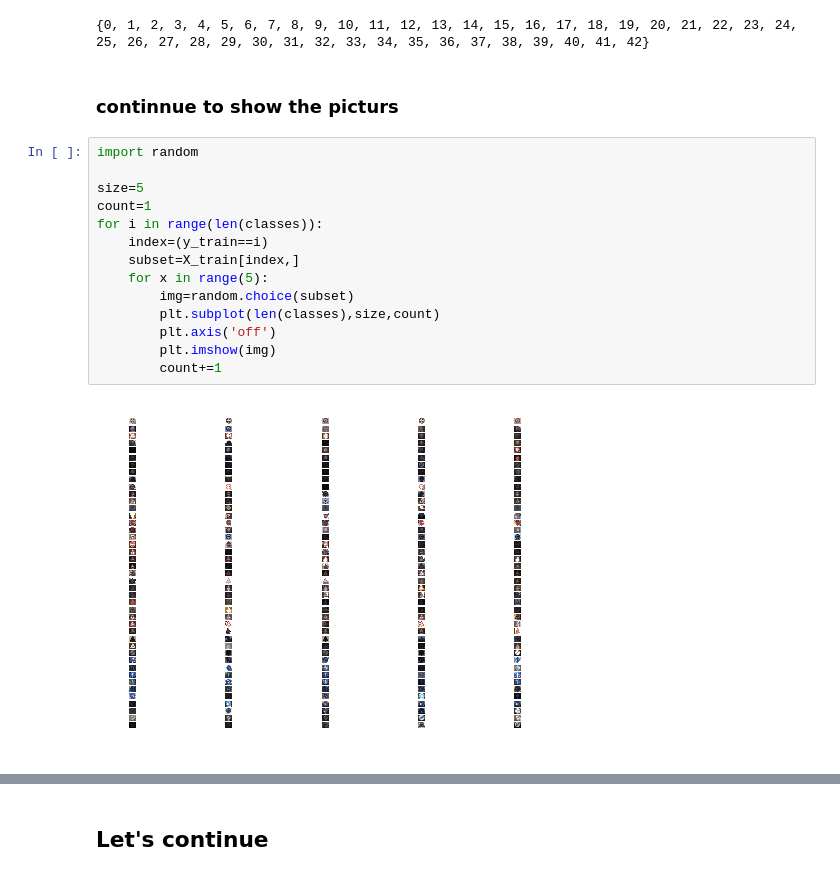
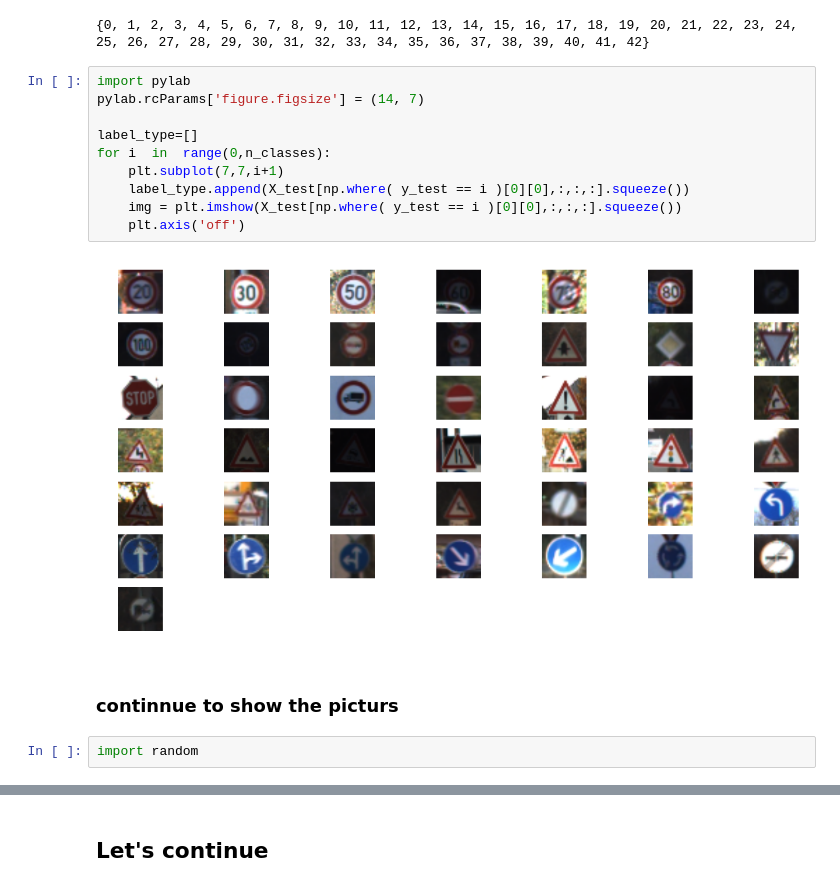
Before and after one commit to tiandiao123/traffic_sign_classifier, a Jupyter notebook: Traffic_Sign_Classifier.ipynb, the cells around one changed output, grey strips where cells are left out. Cells and saved outputs as stored; diff of their text form.

```diff
--- a/Traffic_Sign_Classifier.ipynb
+++ b/Traffic_Sign_Classifier.ipynb
@@ -86,24 +86,22 @@ classes=set(y_train)
 print(classes)
 # %% [output]
 {0, 1, 2, 3, 4, 5, 6, 7, 8, 9, 10, 11, 12, 13, 14, 15, 16, 17, 18, 19, 20, 21, 22, 23, 24, 25, 26, 27, 28, 29, 30, 31, 32, 33, 34, 35, 36, 37, 38, 39, 40, 41, 42}
+# %%
+import pylab
+pylab.rcParams['figure.figsize'] = (14, 7)
+
+label_type=[]
+for i  in  range(0,n_classes):
+    plt.subplot(7,7,i+1)
+    label_type.append(X_test[np.where( y_test == i )[0][0],:,:,:].squeeze())
+    img = plt.imshow(X_test[np.where( y_test == i )[0][0],:,:,:].squeeze())
+    plt.axis('off')
+# %% [output]
+[figure, added]
 # %% [markdown]
 ### continnue to show the picturs
-# %%
-import random
-
-size=5
-count=1
-for i in range(len(classes)):
-    index=(y_train==i)
-    subset=X_train[index,]
-    for x in range(5):
-        img=random.choice(subset)
-        plt.subplot(len(classes),size,count)
-        plt.axis('off')
-        plt.imshow(img)
-        count+=1
-# %% [output]
-[figure, removed]
+# %%
+import random
 # %%
 import random
 size=5
```
Also changed, not shown: parts of 37 cells of this notebook, 1 other file.
